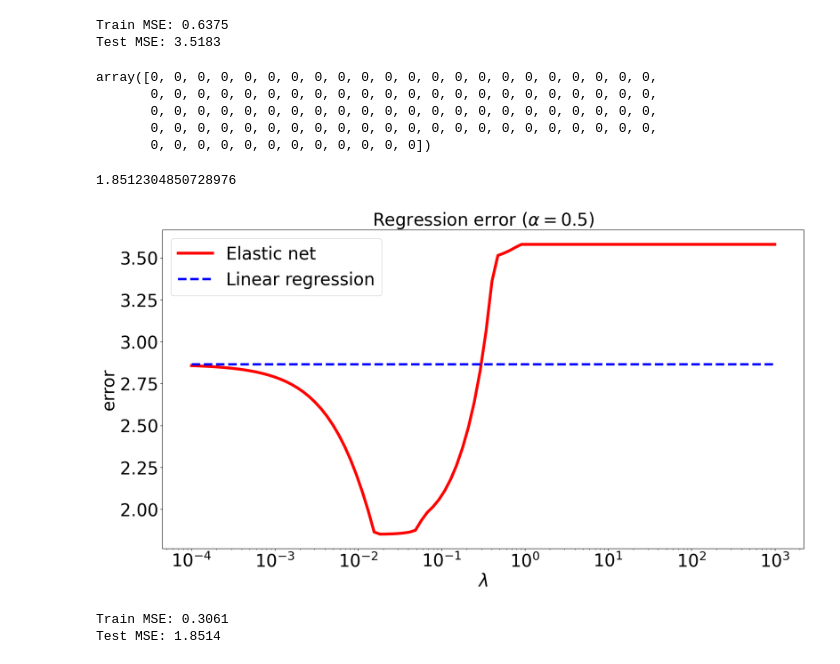
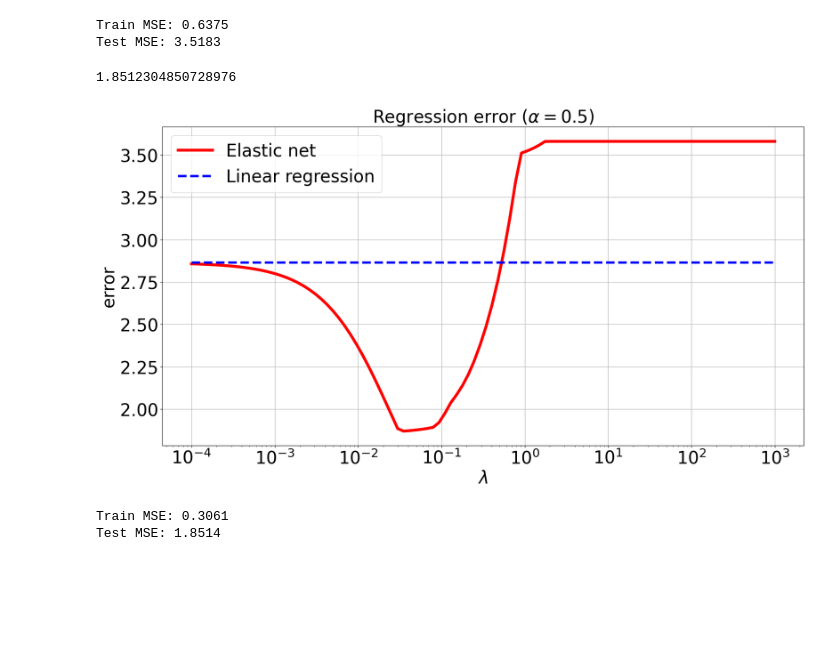
Before and after one commit to diego-dng/1025_DS_VITORIA, a Jupyter notebook: 3-Machine_Learning/1-Supervisado/1-Regression/3-Regularization/Regularization_prostate_cancer.ipynb, the cells around one changed output. Cells and saved outputs as stored; diff of their text form; code cells hidden in the pictures; blank space fills up the shorter version.

```diff
--- a/3-Machine_Learning/1-Supervisado/1-Regression/3-Regularization/Regularization_prostate_cancer.ipynb
+++ b/3-Machine_Learning/1-Supervisado/1-Regression/3-Regularization/Regularization_prostate_cancer.ipynb
@@ -194,7 +269,7 @@ for a in alphas:
     ridge = Ridge(alpha=a)
     ridge.fit(X_train, y_train)
 
-    # coef_ridge.append(ridge.coef_)
+    coef_ridge.append(ridge.coef_)
 
     y_pred = ridge.predict(X_test)
     ridge_error = metrics.mean_squared_error(y_pred, y_test)
@@ -369,20 +465,12 @@ print("Test MSE: %0.4f" % metrics.mean_squared_error(y_test, elastic_net.predict
 # %% [output]
 Train MSE: 0.6375
 Test MSE: 3.5183
-# %%
-np.random.randint(0,1,100)
-# %% [output]
-array([0, 0, 0, 0, 0, 0, 0, 0, 0, 0, 0, 0, 0, 0, 0, 0, 0, 0, 0, 0, 0, 0,
-       0, 0, 0, 0, 0, 0, 0, 0, 0, 0, 0, 0, 0, 0, 0, 0, 0, 0, 0, 0, 0, 0,
-       0, 0, 0, 0, 0, 0, 0, 0, 0, 0, 0, 0, 0, 0, 0, 0, 0, 0, 0, 0, 0, 0,
-       0, 0, 0, 0, 0, 0, 0, 0, 0, 0, 0, 0, 0, 0, 0, 0, 0, 0, 0, 0, 0, 0,
-       0, 0, 0, 0, 0, 0, 0, 0, 0, 0, 0, 0])
 # %%
 coef_eln = []
 err_eln = []
 baseline = []
 for a in alphas:
-    elastic_net = ElasticNet(alpha = a, l1_ratio=1)
+    elastic_net = ElasticNet(alpha = a, l1_ratio=0.5)
     elastic_net.fit(X_train, y_train)
     coef_eln.append(elastic_net.coef_)
     y_pred = elastic_net.predict(X_test)
@@ -396,18 +484,19 @@ min(err_eln)
 # %%
 plt.figure(figsize=(20,10))
 ax = plt.gca()
 ax.plot(alphas, err_eln, linewidth=5, color='red', label="Elastic net")
 ax.plot(alphas, baseline, linewidth=4,linestyle='--', color='blue', label='Linear regression')
 ax.set_xscale('log')
 plt.xlabel('$\lambda$', fontsize=30)
 plt.xticks(fontsize=30)
 plt.yticks(fontsize=30)
+plt.grid(True)
 plt.ylabel('error', fontsize=30)
 ax.legend(fontsize=30)
 plt.title(r'Regression error ($\alpha=0.5$)', fontsize=30)
 plt.show()
 # %% [output]
-[figure, old version]
+[figure, new version]
 # %%
 elastic_net = ElasticNet(alpha = 0.02, l1_ratio=1)
 elastic_net.fit(X_train, y_train)
```
Also changed, not shown: parts of 12 cells of this notebook, 7 other files.
